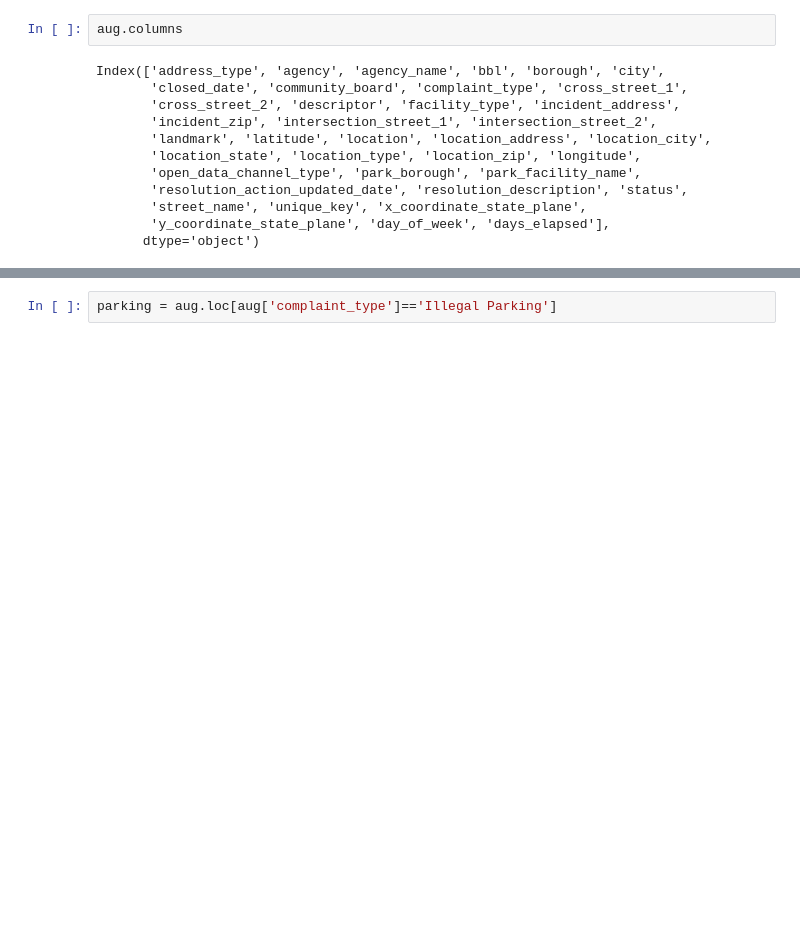
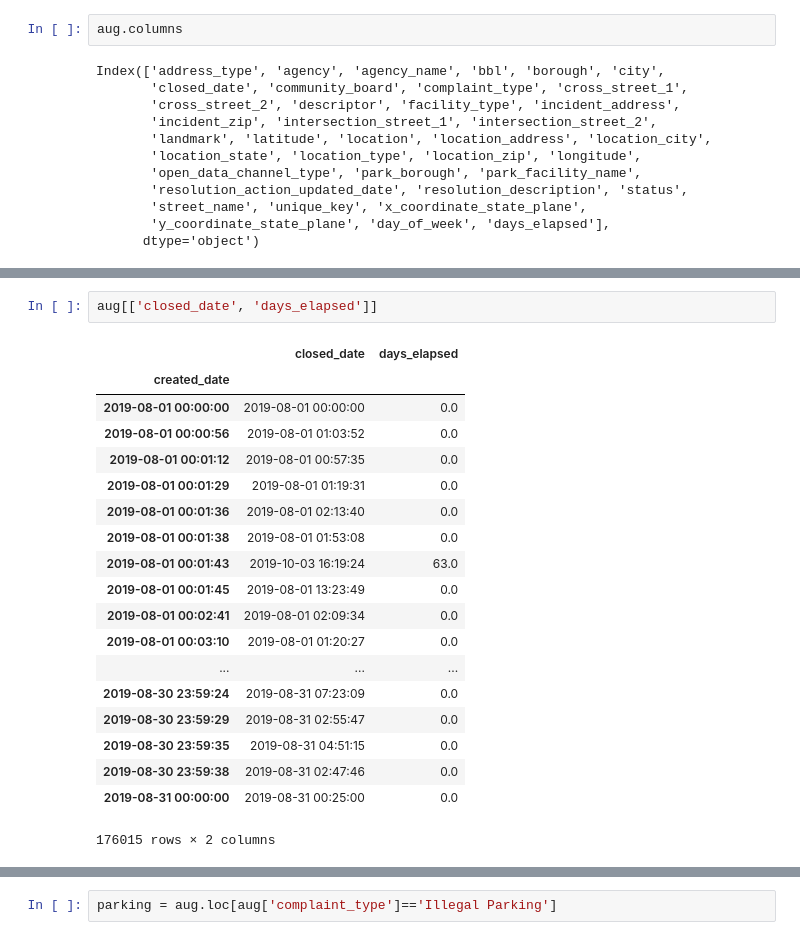
Before and after one commit to whohuhwhat/311_pt4, a Jupyter notebook: time.ipynb, the cells around one changed output, grey strips where cells are left out. Cells and saved outputs as stored; diff of their text form; blank space fills up the shorter version.

```diff
--- a/time.ipynb
+++ b/time.ipynb
@@ -42,0 +157,22 @@ Index(['address_type', 'agency', 'agency_name', 'bbl', 'borough', 'city',
+# %%
+aug[['closed_date', 'days_elapsed']]
+# %% [output]
+|  | closed_date | days_elapsed |
+| created_date |  |  |
+| 2019-08-01 00:00:00 | 2019-08-01 00:00:00 | 0.0 |
+| 2019-08-01 00:00:56 | 2019-08-01 01:03:52 | 0.0 |
+| 2019-08-01 00:01:12 | 2019-08-01 00:57:35 | 0.0 |
+| 2019-08-01 00:01:29 | 2019-08-01 01:19:31 | 0.0 |
+| 2019-08-01 00:01:36 | 2019-08-01 02:13:40 | 0.0 |
+| 2019-08-01 00:01:38 | 2019-08-01 01:53:08 | 0.0 |
+| 2019-08-01 00:01:43 | 2019-10-03 16:19:24 | 63.0 |
+| 2019-08-01 00:01:45 | 2019-08-01 13:23:49 | 0.0 |
+| 2019-08-01 00:02:41 | 2019-08-01 02:09:34 | 0.0 |
+| 2019-08-01 00:03:10 | 2019-08-01 01:20:27 | 0.0 |
+| ... | ... | ... |
+| 2019-08-30 23:59:24 | 2019-08-31 07:23:09 | 0.0 |
+| 2019-08-30 23:59:29 | 2019-08-31 02:55:47 | 0.0 |
+| 2019-08-30 23:59:35 | 2019-08-31 04:51:15 | 0.0 |
+| 2019-08-30 23:59:38 | 2019-08-31 02:47:46 | 0.0 |
+| 2019-08-31 00:00:00 | 2019-08-31 00:25:00 | 0.0 |
+176015 rows × 2 columns
```
Also changed, not shown: parts of 11 cells of this notebook.
